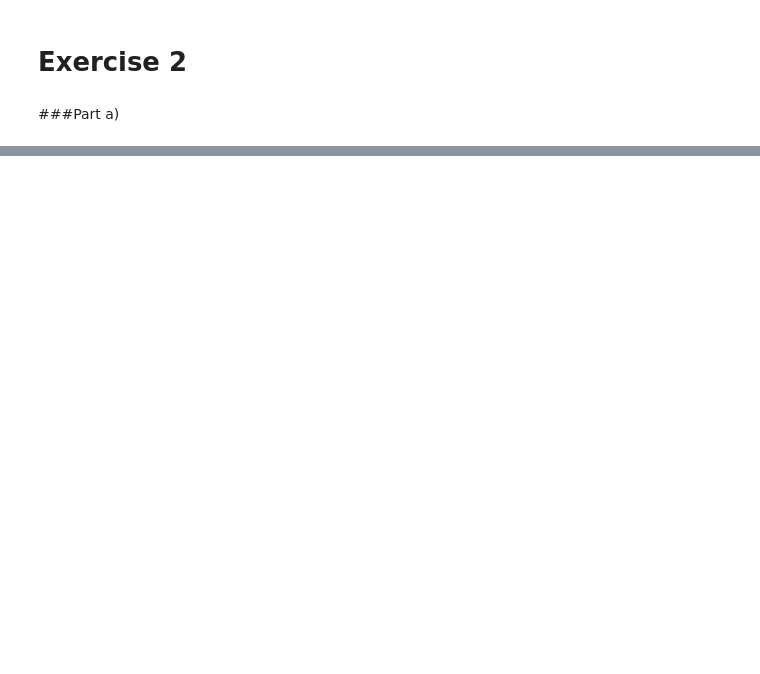
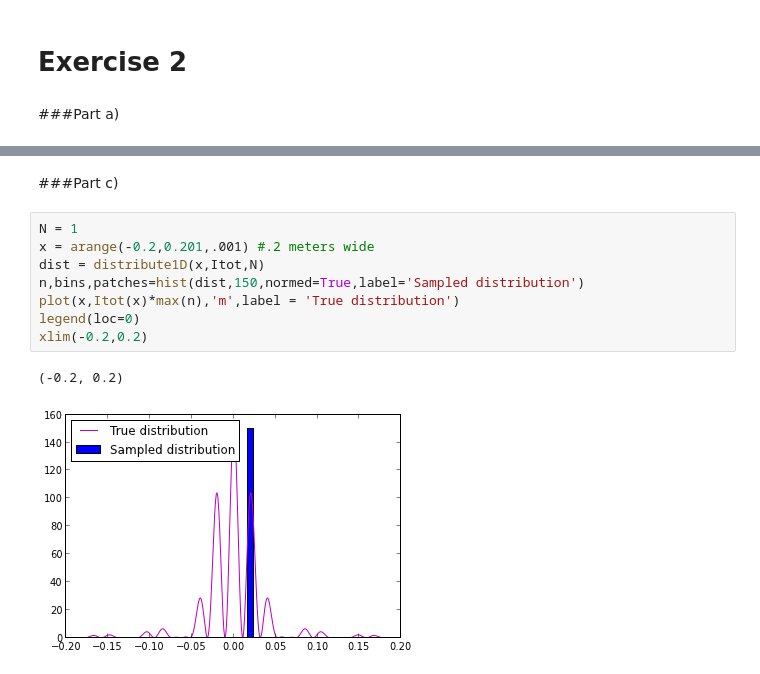
Before and after one commit to anaghibi/PHYS202-S13, a Jupyter notebook: week8/RandomNumMonteCarlo.ipynb, the cells around one changed output, grey strips where cells are left out. Saved outputs shown, nothing was run; the diff lists cells and outputs as text; blank space fills up the shorter version.

```diff
--- a/week8/RandomNumMonteCarlo.ipynb
+++ b/week8/RandomNumMonteCarlo.ipynb
@@ -119,0 +187,13 @@ searchsorted?
+# %% [markdown]
+###Part c)
+# %%
+N = 1
+x = arange(-0.2,0.201,.001) #.2 meters wide
+dist = distribute1D(x,Itot,N)
+n,bins,patches=hist(dist,150,normed=True,label='Sampled distribution')
+plot(x,Itot(x)*max(n),'m',label = 'True distribution')
+legend(loc=0)
+xlim(-0.2,0.2)
+# %% [output]
+(-0.2, 0.2)
+[figure, added]
```
Also changed, not shown: parts of 17 cells of this notebook, 1 other file.
